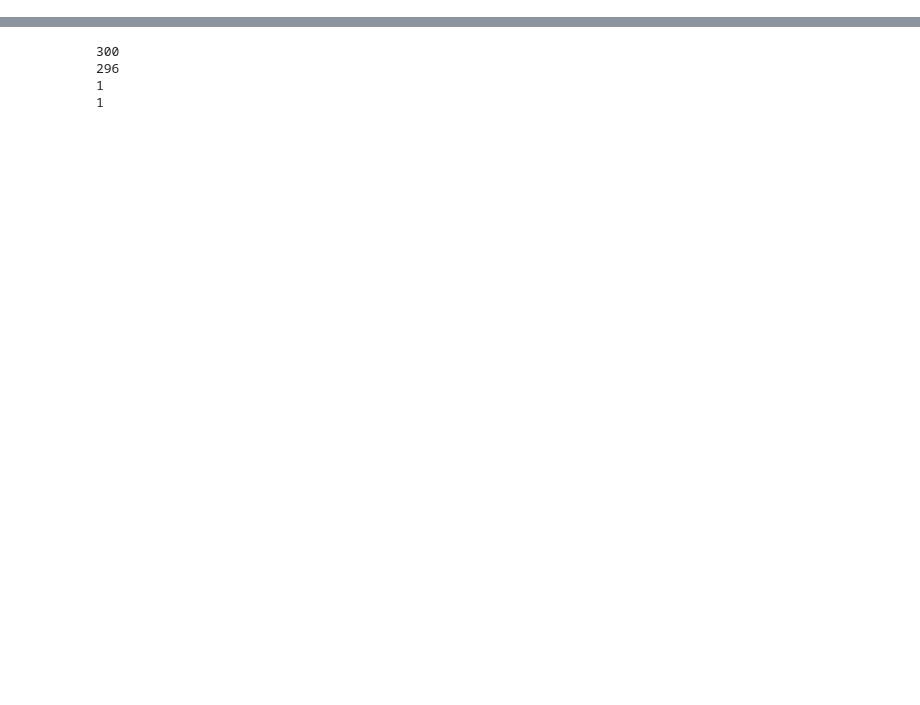
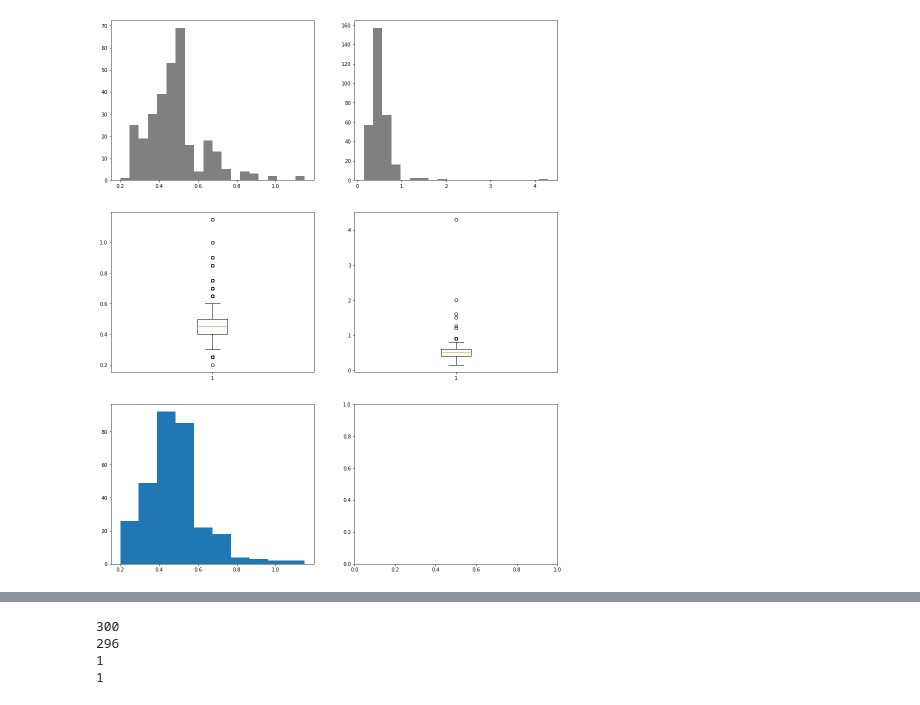
Before and after one commit to streltcov/textile_data, a Jupyter notebook: threads.ipynb, the cells around one changed output, grey strips where cells are left out. Drawn from its saved outputs; the diff is of its cells as text; code cells hidden in the pictures; blank space fills up the shorter version.

Commit message:
threads notebook -> basic charts

```diff
--- a/threads.ipynb
+++ b/threads.ipynb
@@ -81,0 +7,20 @@ print()
+# %%
+
+########################################################################################################################
+
+warps = textiles['warp_nominal']
+wefts = textiles['weft_nominal']
+min_warp = min(warps)
+max_warp = max(warps)
+min_weft = min(wefts)
+max_weft = max(wefts)
+range_warp = round(max_warp - min_warp, 3)
+range_weft = round(max_weft - min_weft, 3)
+mean_warp = round(warps.mean(), 3)
+mean_weft = round(wefts.mean(), 3)
+mode_warp = warps.mode()[0]
+mode_weft = wefts.mode()[0]
+median_warp = warps.median()
+median_weft = wefts.median()
+
+########################################################################################################################
@@ -81,0 +65,10 @@ print()
+# %%
+_, ax = pyplot.subplots(nrows=3, ncols=2, figsize=(16, 20))
+ax[0][0].hist(warps, bins=20, color='gray')
+ax[0][1].hist(wefts, bins=20, color='gray')
+ax[1][0].boxplot(warps)
+ax[1][1].boxplot(wefts)
+ax[2][0].hist(warps.sort_values(ascending=True))
+pyplot.show()
+# %% [output]
+[figure, added]
```
Also changed, not shown: parts of 21 cells of this notebook.
